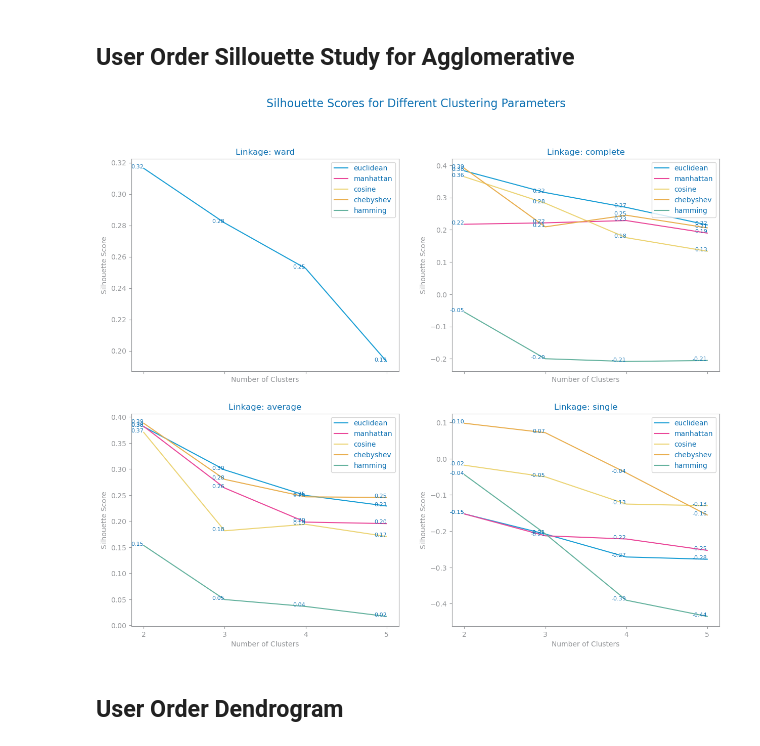
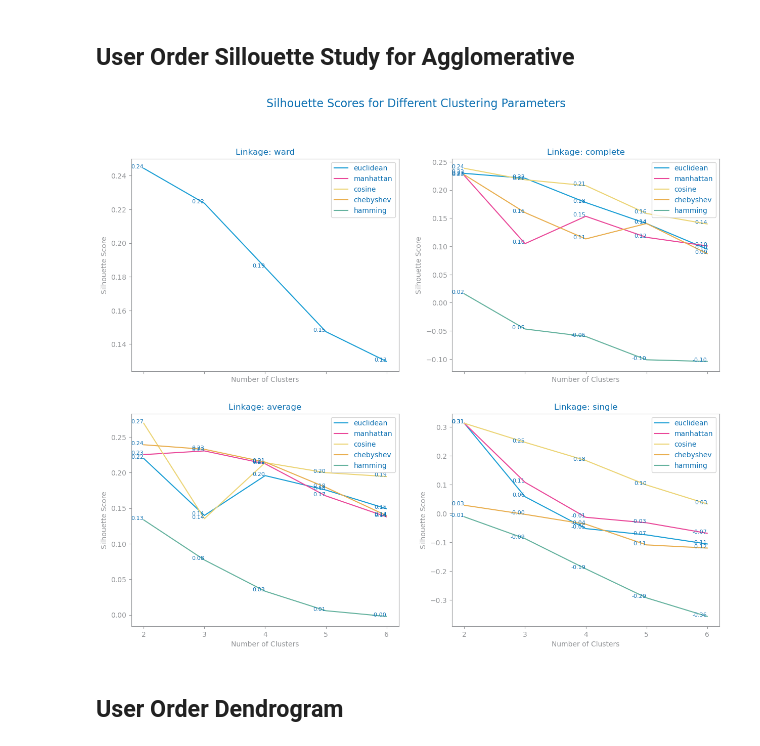
Before and after one commit to jvanalytics/ist_dash_2024_rec, a Jupyter notebook: non_supervised_analysis/notebooks/dataset_3/2_instacart_clustering.ipynb, the cells around one changed output. Saved outputs shown, nothing was run; the diff lists cells and outputs as text; code cells hidden in the pictures.

```diff
--- a/non_supervised_analysis/notebooks/dataset_3/2_instacart_clustering.ipynb
+++ b/non_supervised_analysis/notebooks/dataset_3/2_instacart_clustering.ipynb
@@ -174,0 +241,2 @@ users_df=users_df.dropna()
+# %%
+users_df = users_df[selected_features]
@@ -174,0 +303,7 @@ users_df=users_df.dropna()
+# %%
+# Drop the correlated features
+users_df = users_df.drop(columns=to_drop)
+
+# Print remaining features count
+print(f"Remaining features: {len(users_df.columns)}")
+print(f"Remaining features: {users_df.columns.tolist()}")
@@ -175,6 +313,8 @@ users_df=users_df.dropna()
 # %% [markdown]
 ## Drop outliers
 # %%
+variable_types: dict[str, list] = get_variable_types(users_df)
+
 numeric_vars = variable_types["numeric"]
 
 summary5: DataFrame = users_df[numeric_vars].describe(include="all")
@@ -249,16 +389,14 @@ def drop_numeric_outliers(df, summary, numeric_vars, factor=1):
 
 
 
-users_df = truncate_outliers(users_df, summary5, numeric_vars)
+# users_df = truncate_outliers(users_df, summary5, numeric_vars)
 
 
-# outlier_drop = ['total_orders', 'total_products']
-users_df = drop_numeric_outliers(users_df, summary5, numeric_vars)
+outlier_drop = ['total_orders', 'mean_products','std_order_hour']
+users_df = drop_numeric_outliers(users_df, summary5, outlier_drop)
 
 
-users_df=users_df[users_df['total_orders']<=40]
-# users_df=users_df[users_df['total_products']<=1500]
-# users_df=users_df[users_df['order_day_variety']<=4]
+users_df=users_df[users_df['total_orders']<=25]
 
 
 # users_df = drop_numeric_outliers(users_df, summary5, numeric_vars)
@@ -424,12 +558,12 @@ array([[-0.58529204, -0.48811194, -0.61578366, -0.56428984,  0.30815526,
 ## User Order Sillouette Study for Agglomerative
 # %%
 # Create a sample of the reorder_numeric features
-reorder_numeric_features_sampled = reorder_numeric_features.sample(frac=0.1, random_state=42)
+reorder_numeric_features_sampled = reorder_numeric_features.sample(frac=0.2, random_state=42)
 
 # Evaluate agglomerative clustering on the sampled data
-evaluate_agglomerative_clustering(reorder_numeric_features_sampled, n_clusters_list=[2,3,4,5], scale='no')
+evaluate_agglomerative_clustering(reorder_numeric_features_sampled, n_clusters_list=[2,3,4,5,6], scale='no')
 # %% [output]
-[figure, old version]
+[figure, new version]
 # %% [markdown]
 ## User Order Dendrogram
 # %%
```
Also changed, not shown: parts of 26 cells of this notebook, 10 other files.
